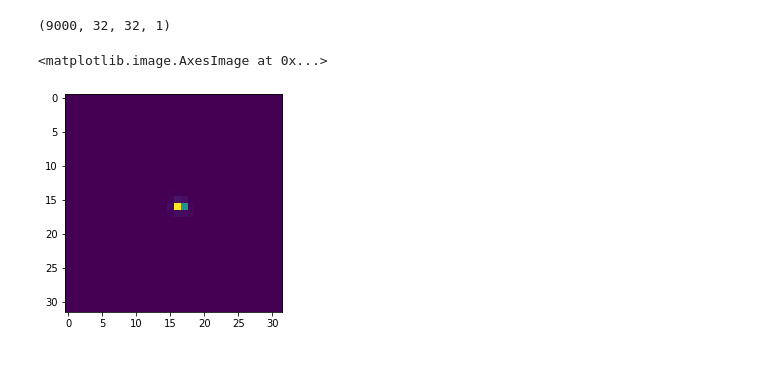
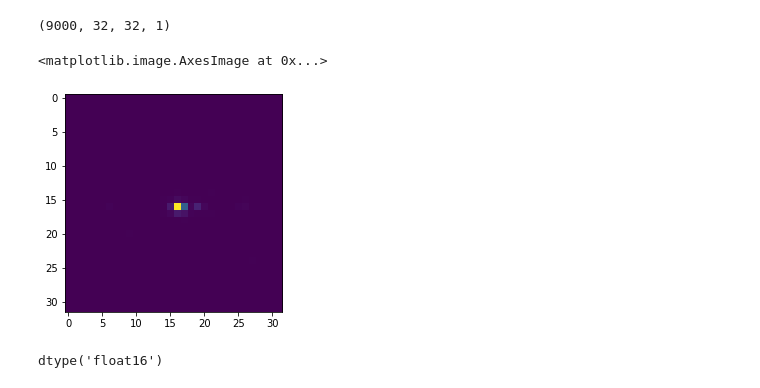
Before and after one commit to Gopal-Dahale/qml-hep-lhc, a Jupyter notebook: notebooks/Electron_Photon_converter.ipynb, the cells around one changed output. Saved outputs shown, nothing was run; the diff lists cells and outputs as text; code cells hidden in the pictures.

```diff
--- a/notebooks/Electron_Photon_converter.ipynb
+++ b/notebooks/Electron_Photon_converter.ipynb
@@ -196,7 +274,11 @@ data['x_train'].shape
 # %% [output]
 (9000, 32, 32, 1)
 # %%
-plt.imshow(data['x_train'][0][:,:,0])
+plt.imshow(data['x_train'][0][:,:,0].astype(np.float32))
 # %% [output]
 <matplotlib.image.AxesImage at 0x...>
-[figure, old version]
+[figure, new version]
+# %%
+data['x_train'].dtype
+# %% [output]
+dtype('float16')
```
Also changed, not shown: parts of 11 cells of this notebook, 6 other files.
